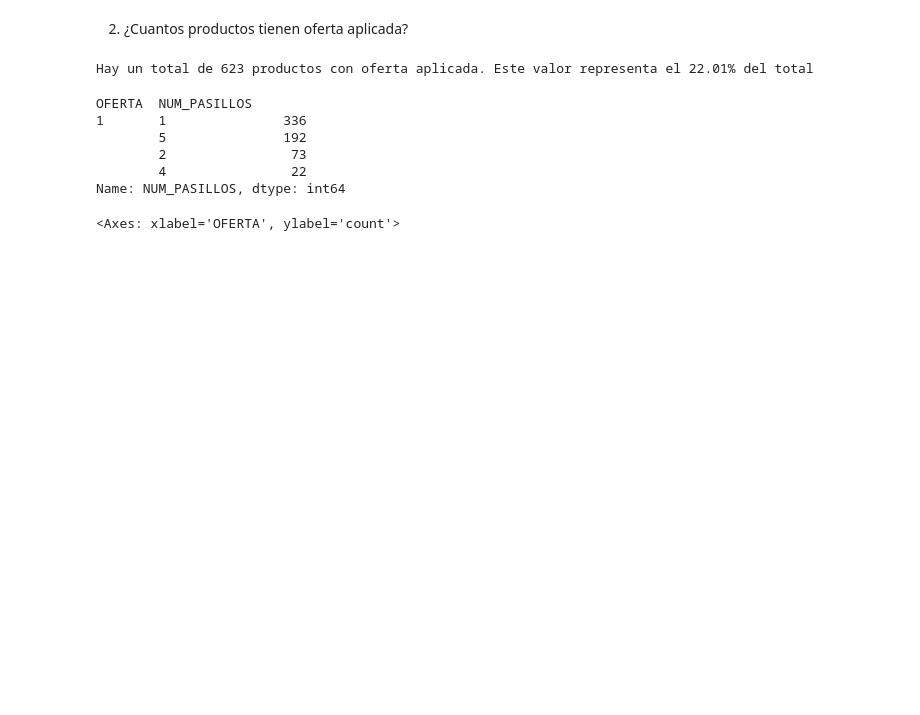
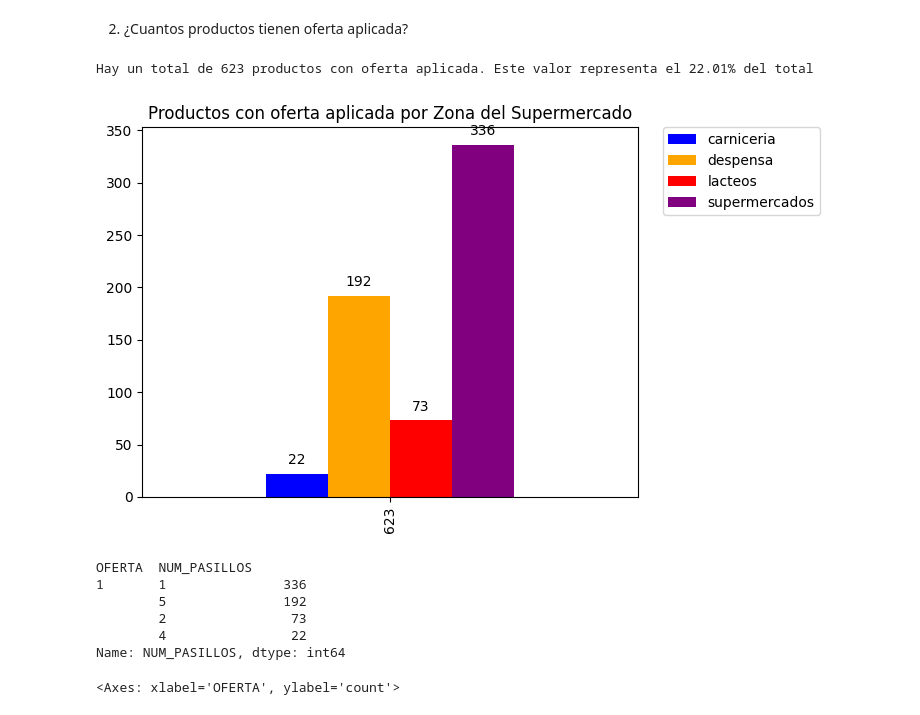
Before and after one commit to Bubu52/AMACOR_SUPERMARKET, a Jupyter notebook: Preguntas resueltas v.1.1.ipynb, the cells around one changed output. Saved outputs shown, nothing was run; the diff lists cells and outputs as text; code cells hidden in the pictures; blank space fills up the shorter version.

```diff
--- a/Preguntas resueltas v.1.1.ipynb
+++ b/Preguntas resueltas v.1.1.ipynb
@@ -206,6 +197,18 @@ prc_oferta_apli = (ofrta_apli*100)/ act
 print(f'Hay un total de {ofrta_apli} productos con oferta aplicada. Este valor representa el {prc_oferta_apli.round(2)}% del total ')
 # %% [output]
 Hay un total de 623 productos con oferta aplicada. Este valor representa el 22.01% del total
+# %%
+cross_table_grf_prdctos_con_oferta_ZS=pd.crosstab(prd_con_oferta['NOMBRE_PRODUCTO'].value_counts().sum(),prd_con_oferta['ZONA_SUPERMERCADO'])
+colores = ['blue', 'orange', 'red', 'purple']
+grf_prdctos_con_oferta_ZS=cross_table_grf_prdctos_con_oferta_ZS.plot(kind='bar',color=colores,title='Productos con oferta aplicada por Zona del Supermercado',legend=True)
+grf_prdctos_con_oferta_ZS.legend(bbox_to_anchor=(1.05, 1), loc='upper left', borderaxespad=0., ncol=1)
+grf_prdctos_con_oferta_ZS.set_xlabel(None)
+for p in grf_prdctos_con_oferta_ZS.patches:
+    grf_prdctos_con_oferta_ZS.annotate(str(p.get_height()), (p.get_x() + p.get_width() / 2., p.get_height()), ha='center', va='center', xytext=(0, 10), textcoords='offset points')
+
+plt.show()
+# %% [output]
+[figure, added]
 # %%
 prd_con_oferta.groupby('OFERTA')['NUM_PASILLOS'].value_counts()
 # %% [output]
```
Also changed, not shown: parts of 9 cells of this notebook.
